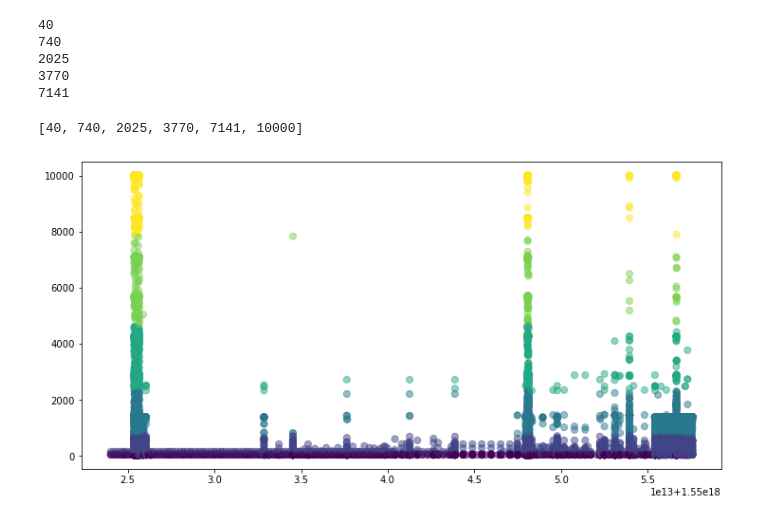
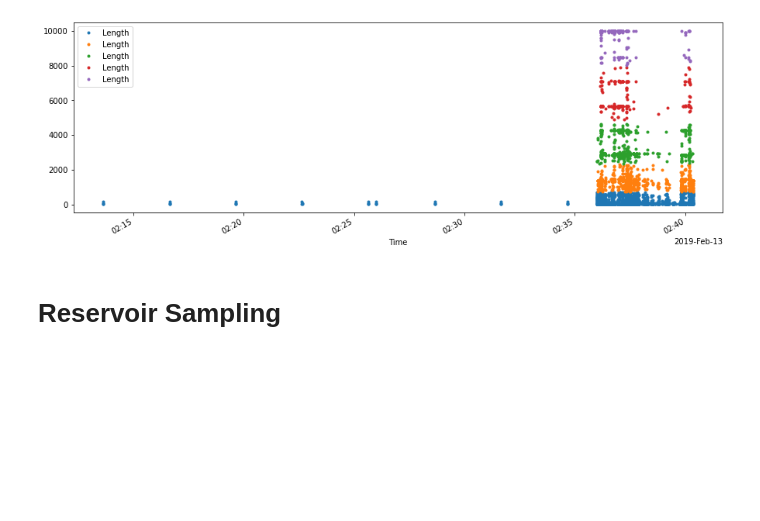
Before and after one commit to Vaggelis-Malandrakis/streaming_sampling, a Jupyter notebook: sampling_notebooks/Jenks Validation.ipynb, the cells around one changed output. Saved outputs shown, nothing was run; the diff lists cells and outputs as text; code cells hidden in the pictures; blank space fills up the shorter version.

Commit message:
more validation techniques, Concise sampling, clean up

```diff
--- a/sampling_notebooks/Jenks Validation.ipynb
+++ b/sampling_notebooks/Jenks Validation.ipynb
@@ -14,3 +16,0 @@ df['Time'] = pd.to_datetime(df['Time'], format='%Y-%m-%d %H:%M:%S.%f')
-# %%
-df = df[df['Time'] > datetime.datetime(2017,1,1)]
-df['Time'] = df['Time'].astype(np.int64)
@@ -17,2 +19,2 @@ df['Time'] = df['Time'].astype(np.int64)
 # %%
-df = df[0:180000]
+df = df[0:10000]
@@ -25,19 +29,6 @@ def put_to_cluster(value, lims):
             return cluster_index
         cluster_index += 1
     return len(lims) - 1
-# %%
-for i in range(len(lims)-1):
-    print(lims[i])
-# %% [output]
-40
-740
-2025
-3770
-7141
-# %%
-lims
-# %% [output]
-[40, 740, 2025, 3770, 7141, 10000]
 # %%
 def goodness_of_variance_fit(array, classes):
     # get the break points
@@ -76,14 +67,21 @@ while gvf < 0.9:
 X = df['Length'].to_numpy()
 
 lims = jenks_breaks(X, nclasses)
-df['Label'] = df['Length'].apply(lambda x: put_to_cluster(x, lims))
-
-fig, axs = plt.subplots(1, 1, constrained_layout=True, figsize=(10, 5))
-
-plt.scatter(df['Time'], df['Length'], c= df['Label'], s=50, alpha=0.5)
-plt.show()
+df['C_cluster'] = df['Length'].apply(lambda x: put_to_cluster(x, lims))
-# %% [output]
-[figure, removed]
+# %%
+fig, axs = plt.subplots(1, 1, constrained_layout=False, figsize=(15, 5))
+locator = mdates.AutoDateLocator(minticks=10, maxticks=20)
+formatter = mdates.ConciseDateFormatter(locator)
+axs.xaxis.set_major_locator(locator)
+axs.xaxis.set_major_formatter(formatter)
+
+df.reset_index().groupby('C_cluster').plot(x='Time', y='Length', ax=axs, alpha = 1, linestyle = '-', linewidth = 0, marker = 'o', markersize = 3)
+
+plt.show()
+# %% [output]
+[figure, added]
+# %% [markdown]
+# Reservoir Sampling
 # %%
 res = []
 res_size = len(df.index)/10
```
Also changed, not shown: parts of 37 cells of this notebook.
